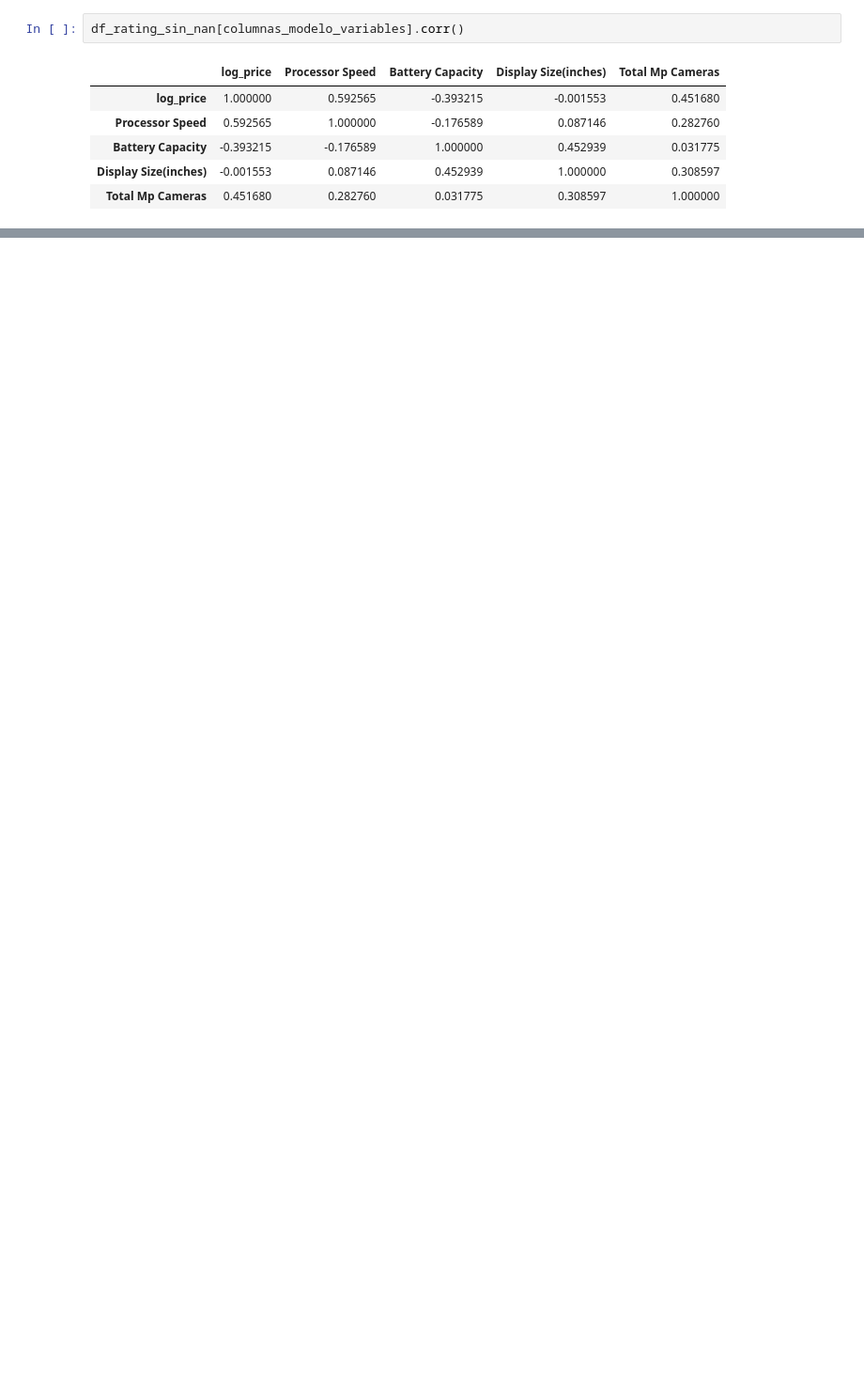
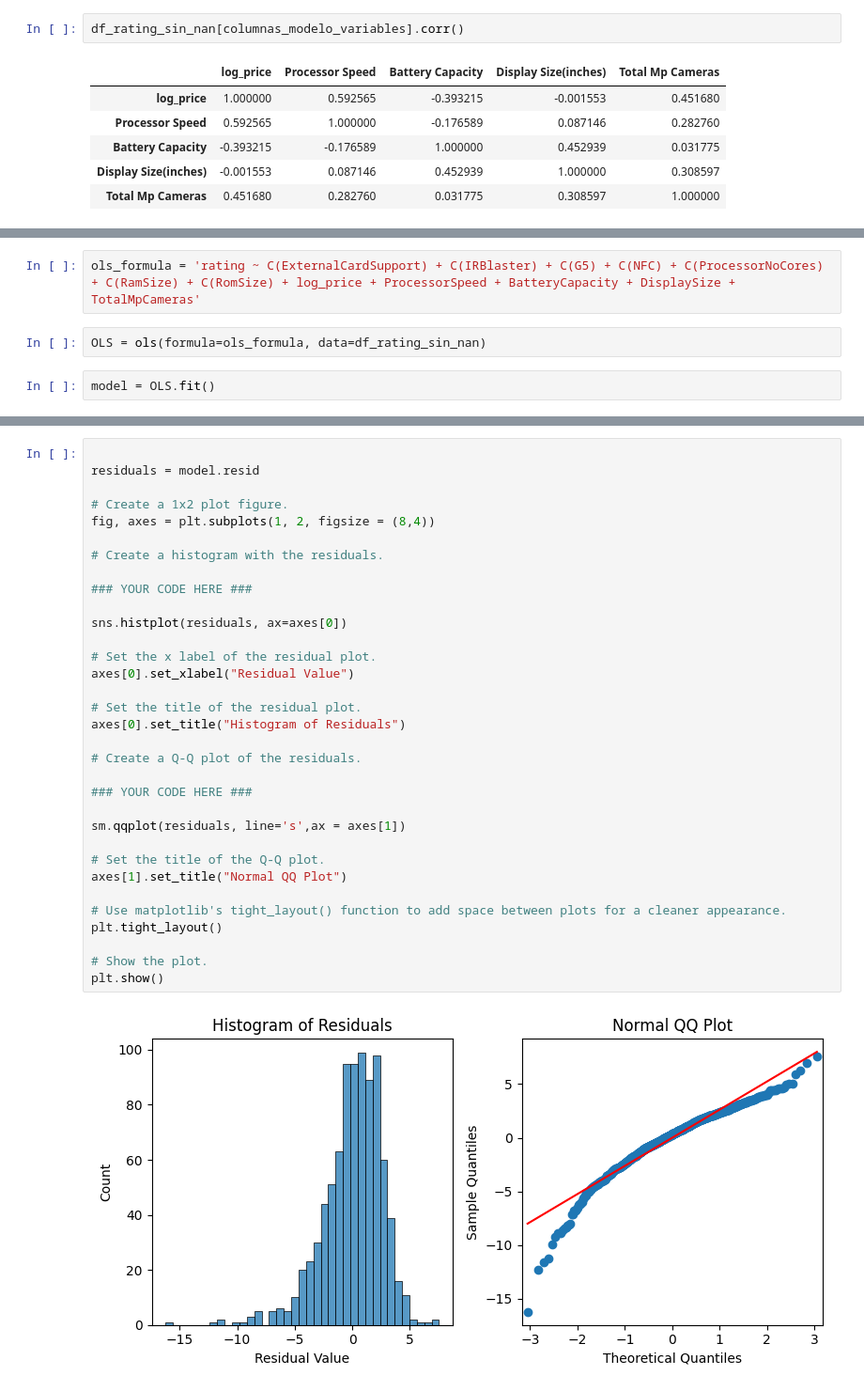
Before and after one commit to manuelangelrodr/EDA_Smartphones, a Jupyter notebook: src/notebooks/EDA_Provisional.ipynb, the cells around one changed output, grey strips where cells are left out. Shown at 94% size. Drawn from its saved outputs; the diff is of its cells as text; blank space fills up the shorter version.

```diff
--- a/src/notebooks/EDA_Provisional.ipynb
+++ b/src/notebooks/EDA_Provisional.ipynb
@@ -1634,0 +1701,6 @@ plt.show()
+# %%
+ols_formula = 'rating ~ C(ExternalCardSupport) + C(IRBlaster) + C(G5) + C(NFC) + C(ProcessorNoCores) + C(RamSize) + C(RomSize) + log_price + ProcessorSpeed + BatteryCapacity + DisplaySize + TotalMpCameras'
+# %%
+OLS = ols(formula=ols_formula, data=df_rating_sin_nan)
+# %%
+model = OLS.fit()
@@ -1634,0 +1769,35 @@ plt.show()
+# %%
+
+residuals = model.resid
+
+# Create a 1x2 plot figure.
+fig, axes = plt.subplots(1, 2, figsize = (8,4))
+
+# Create a histogram with the residuals.
+
+### YOUR CODE HERE ###
+
+sns.histplot(residuals, ax=axes[0])
+
+# Set the x label of the residual plot.
+axes[0].set_xlabel("Residual Value")
+
+# Set the title of the residual plot.
+axes[0].set_title("Histogram of Residuals")
+
+# Create a Q-Q plot of the residuals.
+
+### YOUR CODE HERE ###
+
+sm.qqplot(residuals, line='s',ax = axes[1])
+
+# Set the title of the Q-Q plot.
+axes[1].set_title("Normal QQ Plot")
+
+# Use matplotlib's tight_layout() function to add space between plots for a cleaner appearance.
+plt.tight_layout()
+
+# Show the plot.
+plt.show()
+# %% [output]
+[figure, added]
```
Also changed, not shown: parts of 63 cells of this notebook, 3 other files.
